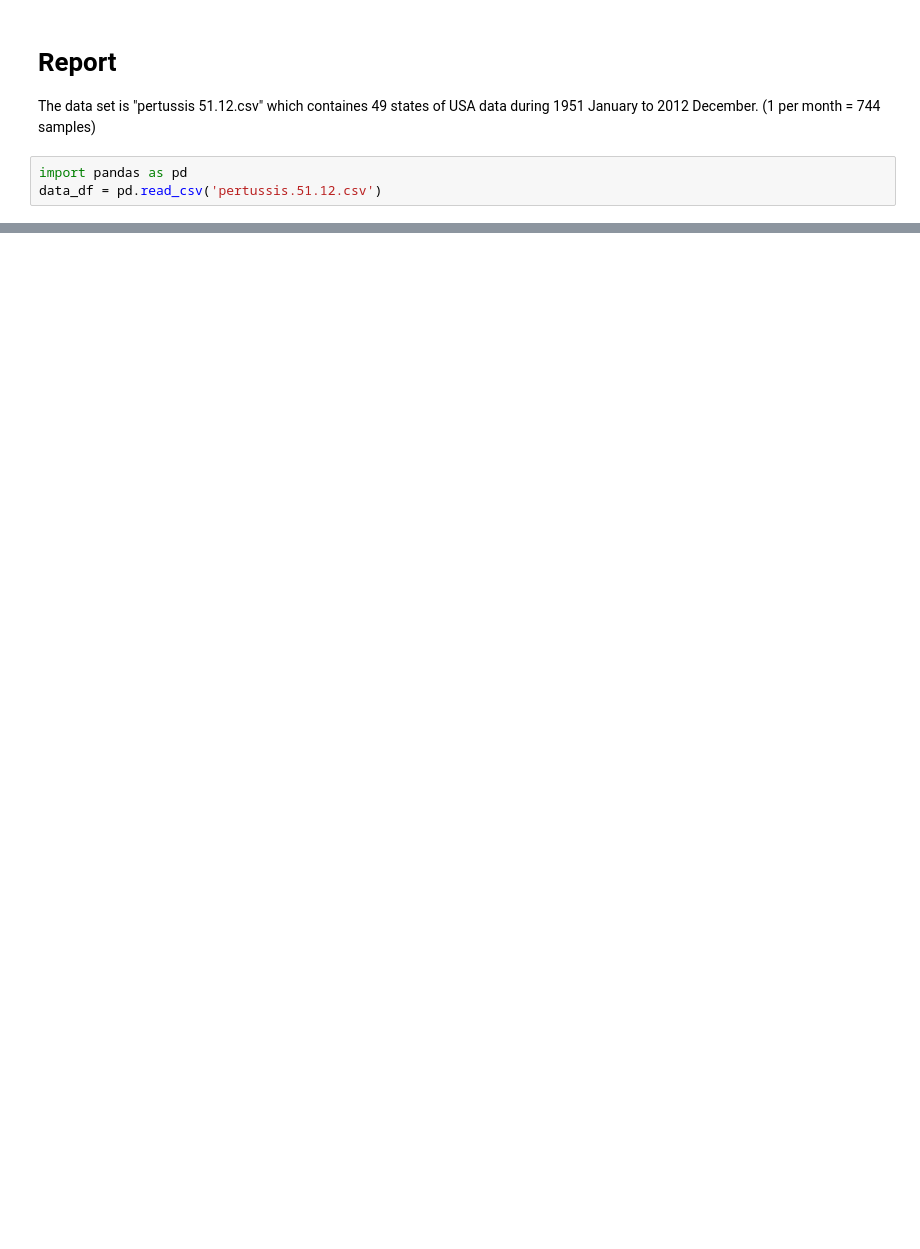
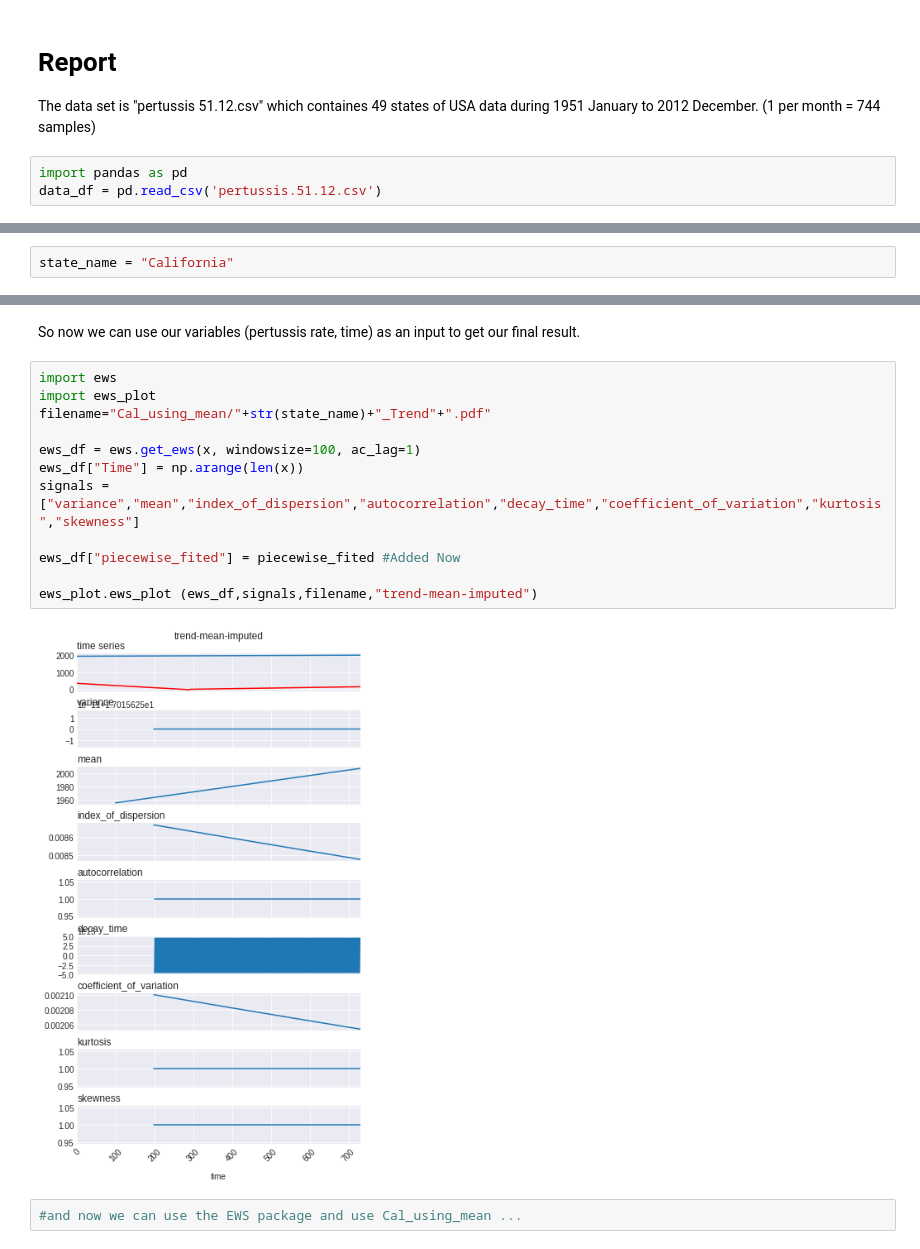
Before and after one commit to m-kashani/Pertussis-Package-Based-on-EWS, a Jupyter notebook: report.ipynb, the cells around one changed output, grey strips where cells are left out. Cells and saved outputs as stored; diff of their text form; blank space fills up the shorter version.

```diff
--- a/report.ipynb
+++ b/report.ipynb
@@ -16,0 +32,2 @@ I will write a k mean cluster in 7 hours ! start and finish this shit as fast as
+# %%
+state_name = "California"
@@ -16,0 +121,18 @@ I will write a k mean cluster in 7 hours ! start and finish this shit as fast as
+# %% [markdown]
+So now we can use our variables (pertussis rate, time) as an input to get our final result.
+# %%
+import ews
+import ews_plot
+filename="Cal_using_mean/"+str(state_name)+"_Trend"+".pdf"
+
+ews_df = ews.get_ews(x, windowsize=100, ac_lag=1)
+ews_df["Time"] = np.arange(len(x))
+signals = ["variance","mean","index_of_dispersion","autocorrelation","decay_time","coefficient_of_variation","kurtosis","skewness"]
+
+ews_df["piecewise_fited"] = piecewise_fited #Added Now
+
+ews_plot.ews_plot (ews_df,signals,filename,"trend-mean-imputed")
+# %% [output]
+[figure, added]
+# %%
+#and now we can use the EWS package and use Cal_using_mean ...
```
Also changed, not shown: parts of 13 cells of this notebook.
